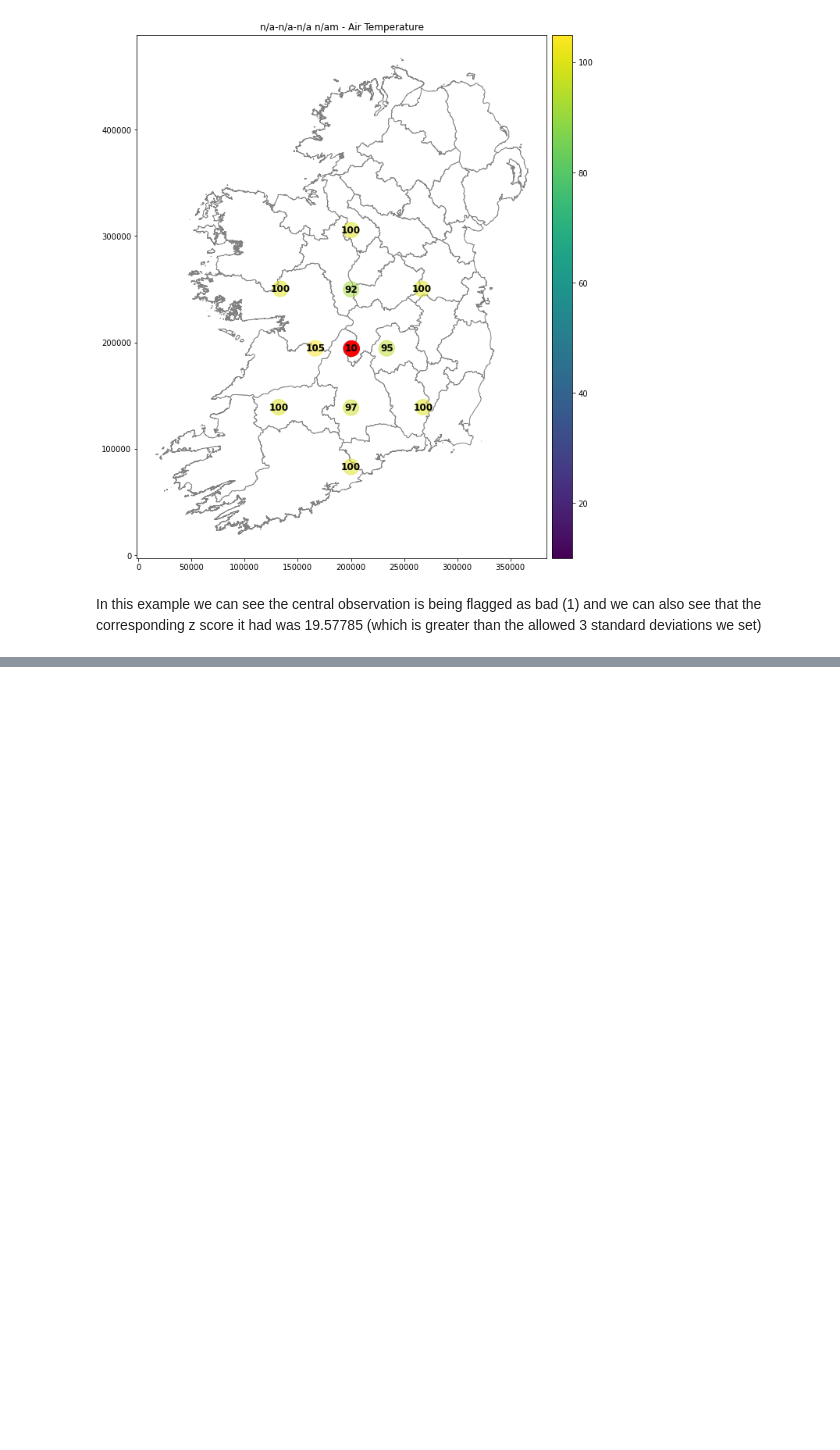
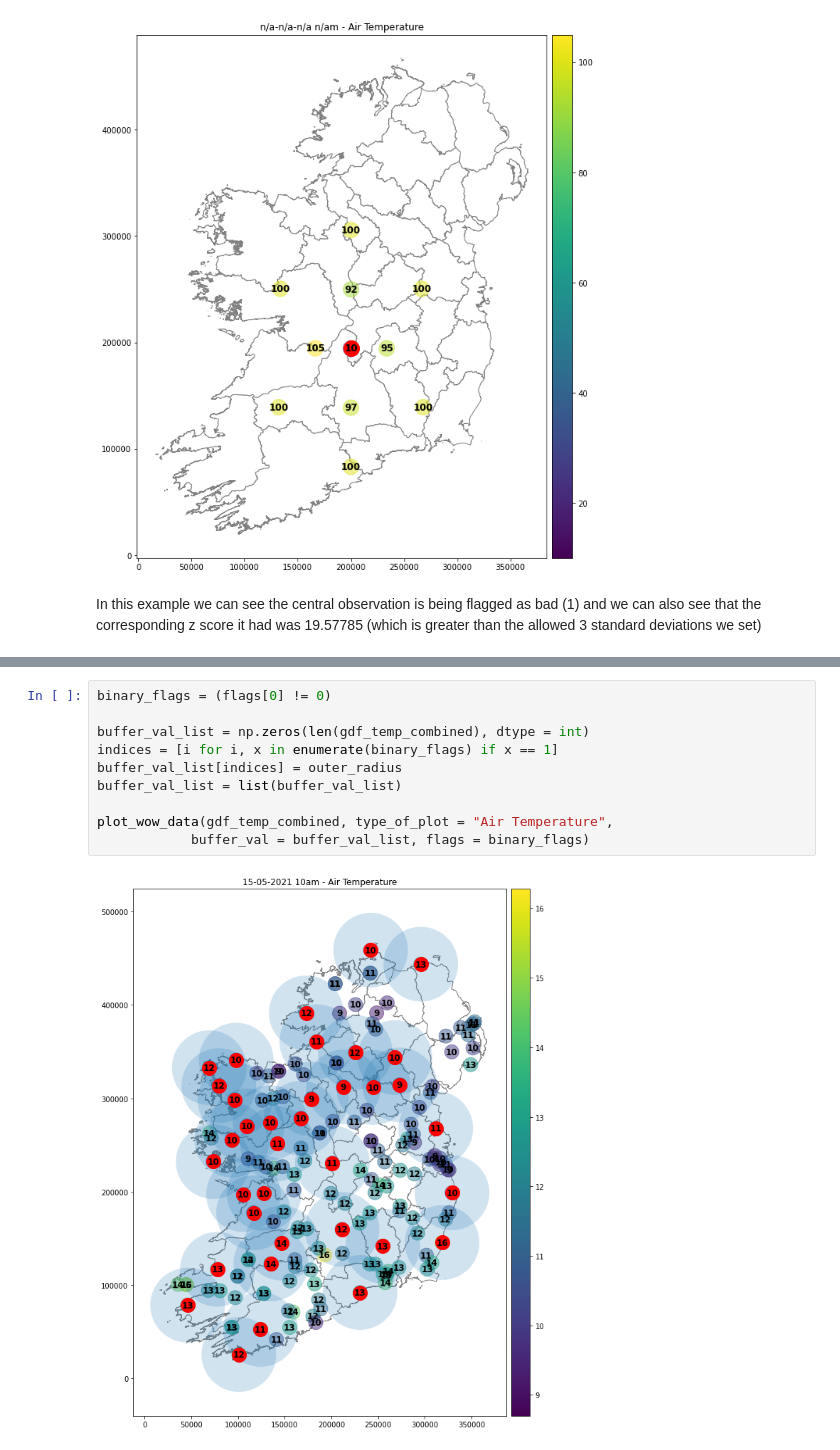
Before and after one commit to matt-nagle/Met-Eireann-QC, a Jupyter notebook: First Guess Test Examples.ipynb, the cells around one changed output, grey strips where cells are left out. Saved outputs shown, nothing was run; the diff lists cells and outputs as text; blank space fills up the shorter version.

```diff
--- a/First Guess Test Examples.ipynb
+++ b/First Guess Test Examples.ipynb
@@ -367,0 +429,12 @@ In this example we can see the central observation is being flagged as bad (1) a
+# %%
+binary_flags = (flags[0] != 0)
+
+buffer_val_list = np.zeros(len(gdf_temp_combined), dtype = int)
+indices = [i for i, x in enumerate(binary_flags) if x == 1]
+buffer_val_list[indices] = outer_radius
+buffer_val_list = list(buffer_val_list)
+
+plot_wow_data(gdf_temp_combined, type_of_plot = "Air Temperature",
+            buffer_val = buffer_val_list, flags = binary_flags)
+# %% [output]
+[figure, added]
```
Also changed, not shown: parts of 4 cells of this notebook, 5 other files.
